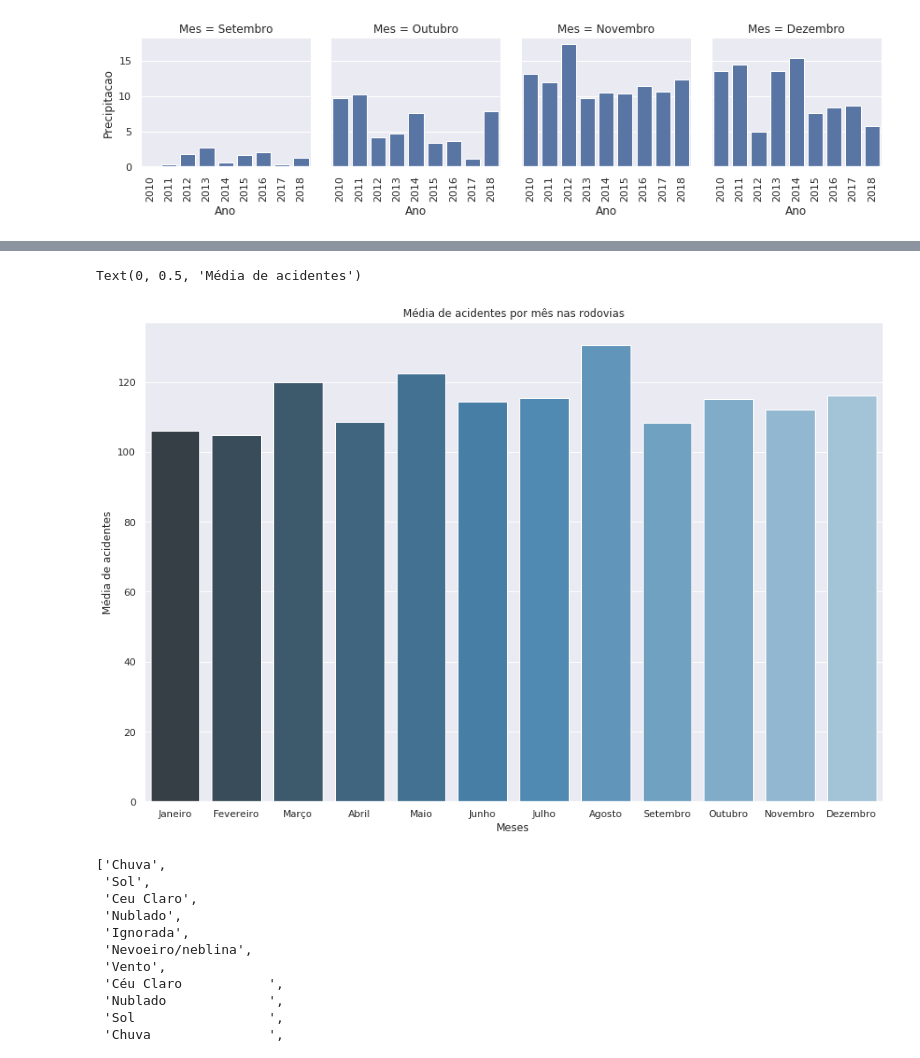
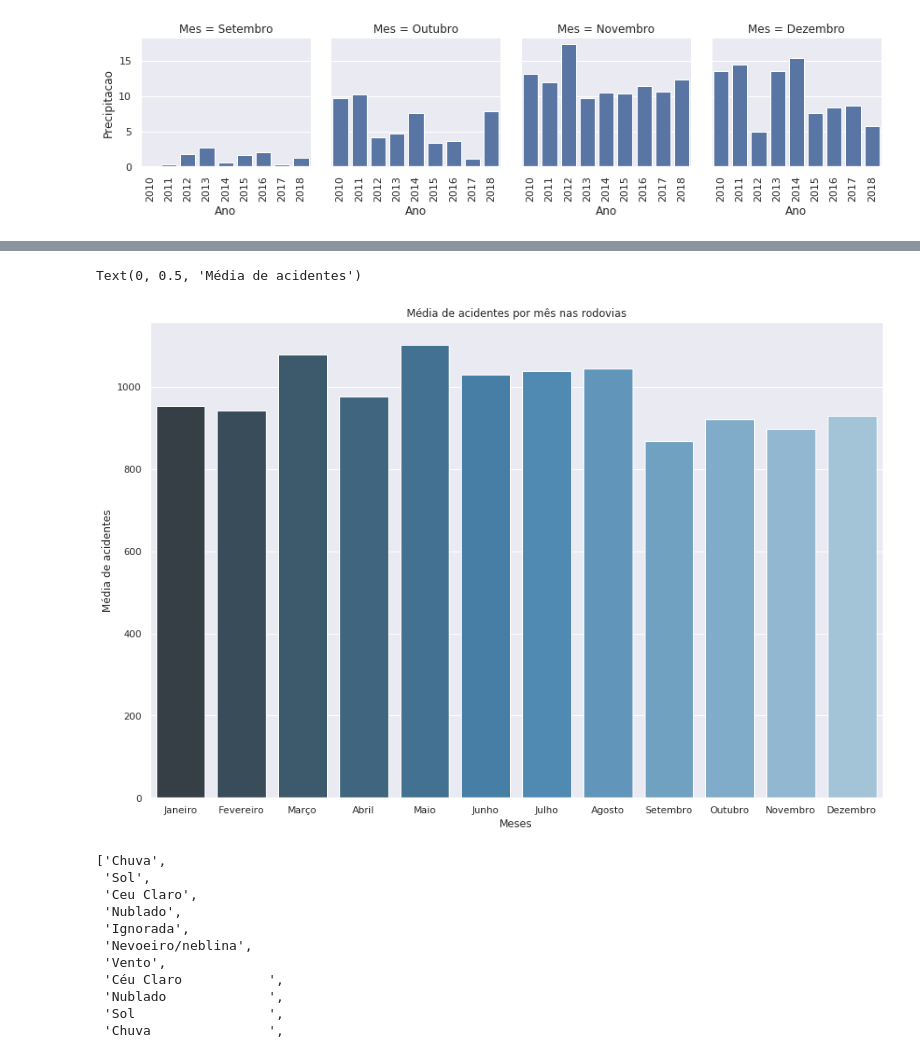
Before and after one commit to IagoCarvalho/tcc_scripts, a Jupyter notebook: QP02-Analysis.ipynb, the cells around one changed output, grey strips where cells are left out. Drawn from its saved outputs; the diff is of its cells as text; code cells hidden in the pictures.

```diff
--- a/QP02-Analysis.ipynb
+++ b/QP02-Analysis.ipynb
@@ -99,22 +96,22 @@ plot_precipitacao_meses(set_dez)
 # %%
 df_acidentes_rodovias_2010_2019['Mes'] = df_acidentes_rodovias_2010_2019['data_inversa'].dt.month
 media_acidentes_rodovias_meses = df_acidentes_rodovias_2010_2019.groupby('Mes').count().reset_index()
-media_acidentes_rodovias_meses[media_acidentes_rodovias_meses.Mes <= 7] = media_acidentes_rodovias_meses / 9
-media_acidentes_rodovias_meses[media_acidentes_rodovias_meses.Mes > 7] = media_acidentes_rodovias_meses / 8
+# media_acidentes_rodovias_meses[media_acidentes_rodovias_meses.Mes <= 7] = media_acidentes_rodovias_meses / 9
+# media_acidentes_rodovias_meses[media_acidentes_rodovias_meses.Mes > 7] = media_acidentes_rodovias_meses / 8
 media_acidentes_rodovias_meses['Mes'] = media_acidentes_rodovias_meses.index + 1
 media_acidentes_rodovias_meses = media_acidentes_rodovias_meses[['Mes', 'causa_acidente']]
 
 media_acidentes_rodovias_meses['Mes'] = media_acidentes_rodovias_meses['Mes'].replace(dict_meses)
 sns.barplot(x = media_acidentes_rodovias_meses['Mes'],
             y = media_acidentes_rodovias_meses['causa_acidente'],
             data = media_acidentes_rodovias_meses,
             palette = "Blues_d")
 plt.title("Média de acidentes por mês nas rodovias")
 plt.xlabel("Meses")
 plt.ylabel("Média de acidentes")
 # %% [output]
 Text(0, 0.5, 'Média de acidentes')
-[figure, old version]
+[figure, new version]
 # %%
 df_acidentes_rodovias_2010_2019['condicao_metereologica'].unique().tolist()
 # %% [output]
```
Also changed, not shown: parts of 8 cells of this notebook.
